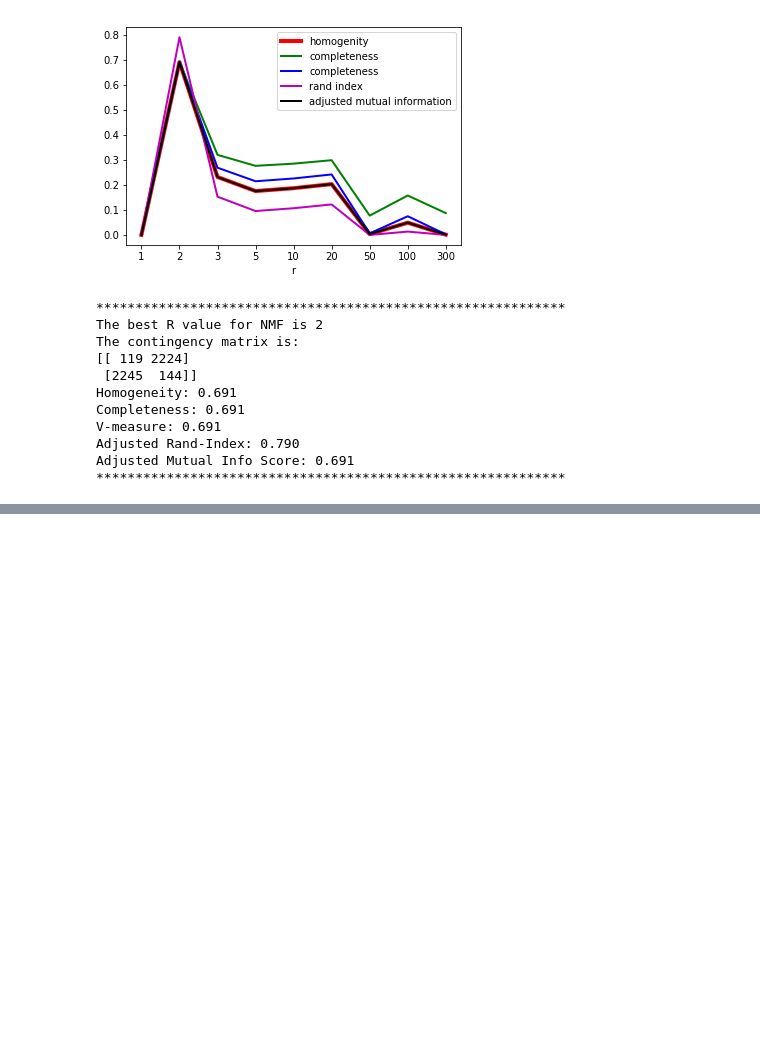
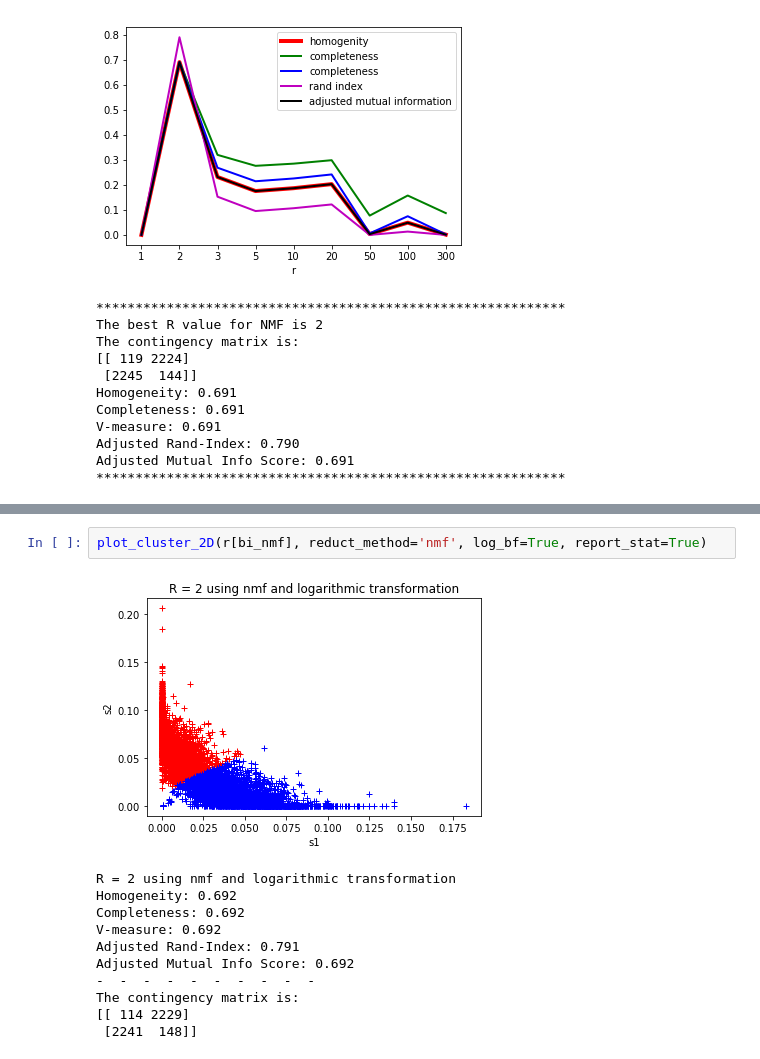
Before and after one commit to popo0293/EE219Project2, a Jupyter notebook: project2.ipynb, the cells around one changed output, grey strips where cells are left out. Saved outputs shown, nothing was run; the diff lists cells and outputs as text; blank space fills up the shorter version.

```diff
--- a/project2.ipynb
+++ b/project2.ipynb
@@ -412,0 +502,14 @@ plot_cluster_2D(r[bi_nmf], reduct_method='nmf')
+# %%
+plot_cluster_2D(r[bi_nmf], reduct_method='nmf', log_bf=True, report_stat=True)
+# %% [output]
+[figure, added]
+R = 2 using nmf and logarithmic transformation
+Homogeneity: 0.692
+Completeness: 0.692
+V-measure: 0.692
+Adjusted Rand-Index: 0.791
+Adjusted Mutual Info Score: 0.692
+-  -  -  -  -  -  -  -  -  -
+The contingency matrix is:
+[[ 114 2229]
+ [2241  148]]
```
Also changed, not shown: parts of 4 cells of this notebook, 1 other file.
